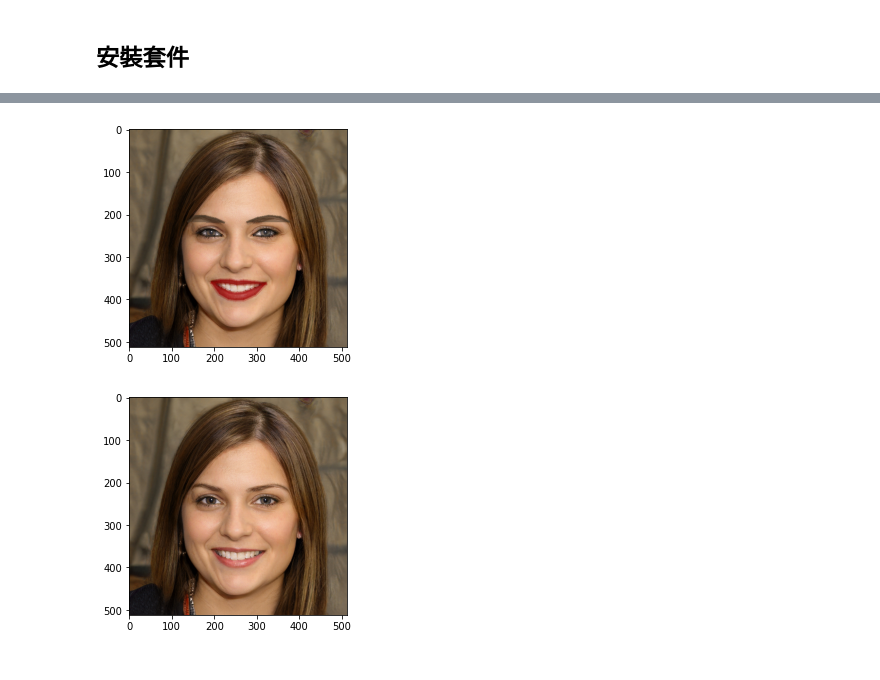
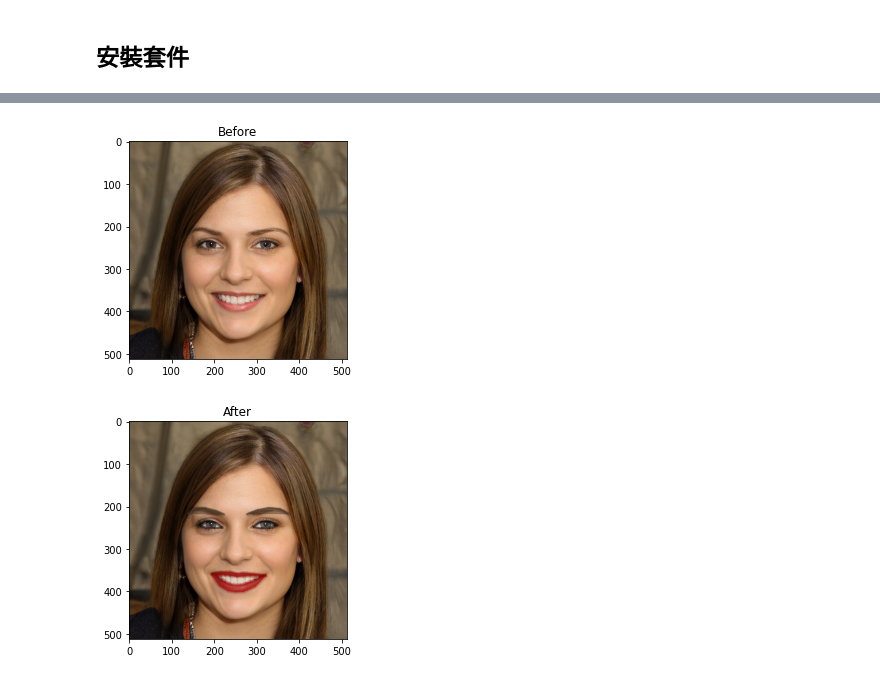
Before and after one commit to 1010code/hands-on-face-recognition, a Jupyter notebook: digital_makeup.ipynb, the cells around one changed output, grey strips where cells are left out. Cells and saved outputs as stored; diff of their text form; code cells hidden in the pictures.

```diff
--- a/digital_makeup.ipynb
+++ b/digital_makeup.ipynb
@@ -50,35 +41,38 @@ face_landmarks_list = face_recognition.face_landmarks(image)
 # 將矩陣格式照片轉成一張PIL圖
 pil_image = Image.fromarray(image)
 for face_landmarks in face_landmarks_list:
     # 將照片放在畫板上
     d = ImageDraw.Draw(pil_image, 'RGBA')
     # polygon: 多邊形圖
     # line: 連成線條
     # 繪製眉毛
     d.polygon(face_landmarks['left_eyebrow'], fill=(68, 54, 39, 128))
     d.polygon(face_landmarks['right_eyebrow'], fill=(68, 54, 39, 128))
     d.line(face_landmarks['left_eyebrow'], fill=(68, 54, 39, 150), width=5)
     d.line(face_landmarks['right_eyebrow'], fill=(68, 54, 39, 150), width=5)
 
     # 繪製嘴唇
     d.polygon(face_landmarks['top_lip'], fill=(150, 0, 0, 128))
     d.polygon(face_landmarks['bottom_lip'], fill=(150, 0, 0, 128))
     d.line(face_landmarks['top_lip'], fill=(150, 0, 0, 64), width=8)
     d.line(face_landmarks['bottom_lip'], fill=(150, 0, 0, 64), width=8)
 
     # 亮眼效果
     d.polygon(face_landmarks['left_eye'], fill=(255, 255, 255, 30))
     d.polygon(face_landmarks['right_eye'], fill=(255, 255, 255, 30))
 
     # 繪製眼影
     d.line(face_landmarks['left_eye'] + [face_landmarks['left_eye'][0]], fill=(0, 0, 0, 110), width=6)
     d.line(face_landmarks['right_eye'] + [face_landmarks['right_eye'][0]], fill=(0, 0, 0, 110), width=6)
+
+    # 顯示原圖
+    plt.title('Before')
+    plt.imshow(image)
+    plt.show()
     # 顯示上妝後結果
+    plt.title('After')
     plt.imshow(pil_image)
     plt.show()
-    # 顯示原圖
-    plt.imshow(image)
-    plt.show()
 # %% [output]
-[figure, old version]
+[figure, new version]
-[figure, old version]
+[figure, new version]
```
Also changed, not shown: parts of 1 cell of this notebook.
